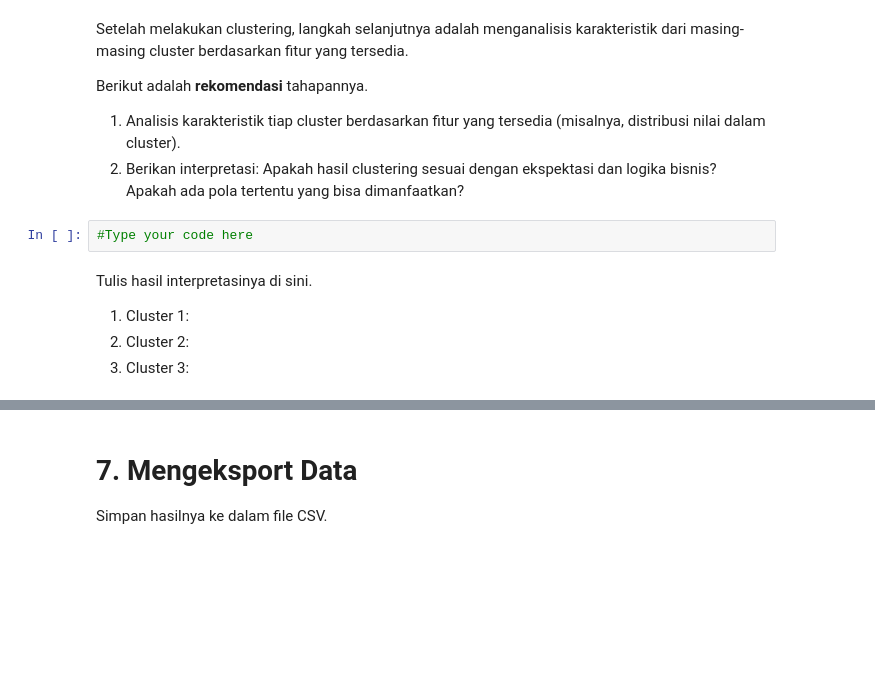
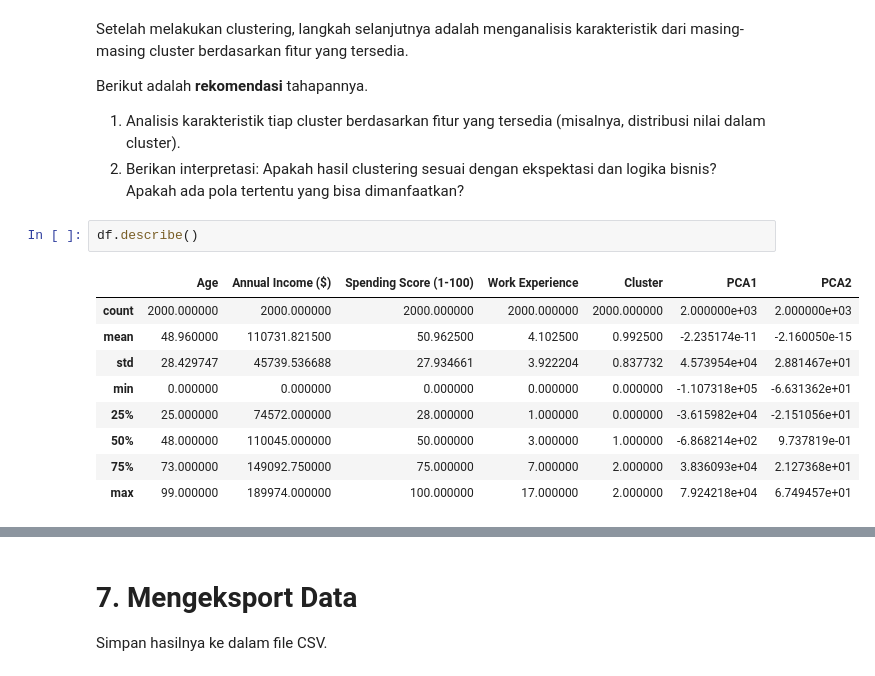
Before and after one commit to MrasyidN/belajarMachineLearning, a Jupyter notebook: Proyek/[Clustering]_Submission_Akhir_BMLP_MuhammadRasyidNurrohim.ipynb, the cells around one changed output, grey strips where cells are left out. Drawn from its saved outputs; the diff is of its cells as text; blank space fills up the shorter version.

```diff
--- a/Proyek/[Clustering]_Submission_Akhir_BMLP_MuhammadRasyidNurrohim.ipynb
+++ b/Proyek/[Clustering]_Submission_Akhir_BMLP_MuhammadRasyidNurrohim.ipynb
@@ -649,10 +724,15 @@ Setelah melakukan clustering, langkah selanjutnya adalah menganalisis karakteris
 Berikut adalah **rekomendasi** tahapannya.
 1. Analisis karakteristik tiap cluster berdasarkan fitur yang tersedia (misalnya, distribusi nilai dalam cluster).
 2. Berikan interpretasi: Apakah hasil clustering sesuai dengan ekspektasi dan logika bisnis? Apakah ada pola tertentu yang bisa dimanfaatkan?
-# %%
-#Type your code here
-# %% [markdown]
-Tulis hasil interpretasinya di sini.
-1. Cluster 1:
-2. Cluster 2:
-3. Cluster 3:
+# %%
+df.describe()
+# %% [output]
+|  | Age | Annual Income ($) | Spending Score (1-100) | Work Experience | Cluster | PCA1 | PCA2 |
+| count | 2000.000000 | 2000.000000 | 2000.000000 | 2000.000000 | 2000.000000 | 2.000000e+03 | 2.000000e+03 |
+| mean | 48.960000 | 110731.821500 | 50.962500 | 4.102500 | 0.992500 | -2.235174e-11 | -2.160050e-15 |
+| std | 28.429747 | 45739.536688 | 27.934661 | 3.922204 | 0.837732 | 4.573954e+04 | 2.881467e+01 |
+| min | 0.000000 | 0.000000 | 0.000000 | 0.000000 | 0.000000 | -1.107318e+05 | -6.631362e+01 |
+| 25% | 25.000000 | 74572.000000 | 28.000000 | 1.000000 | 0.000000 | -3.615982e+04 | -2.151056e+01 |
+| 50% | 48.000000 | 110045.000000 | 50.000000 | 3.000000 | 1.000000 | -6.868214e+02 | 9.737819e-01 |
+| 75% | 73.000000 | 149092.750000 | 75.000000 | 7.000000 | 2.000000 | 3.836093e+04 | 2.127368e+01 |
+| max | 99.000000 | 189974.000000 | 100.000000 | 17.000000 | 2.000000 | 7.924218e+04 | 6.749457e+01 |
```
Also changed, not shown: parts of 8 cells of this notebook, 1 other file.
